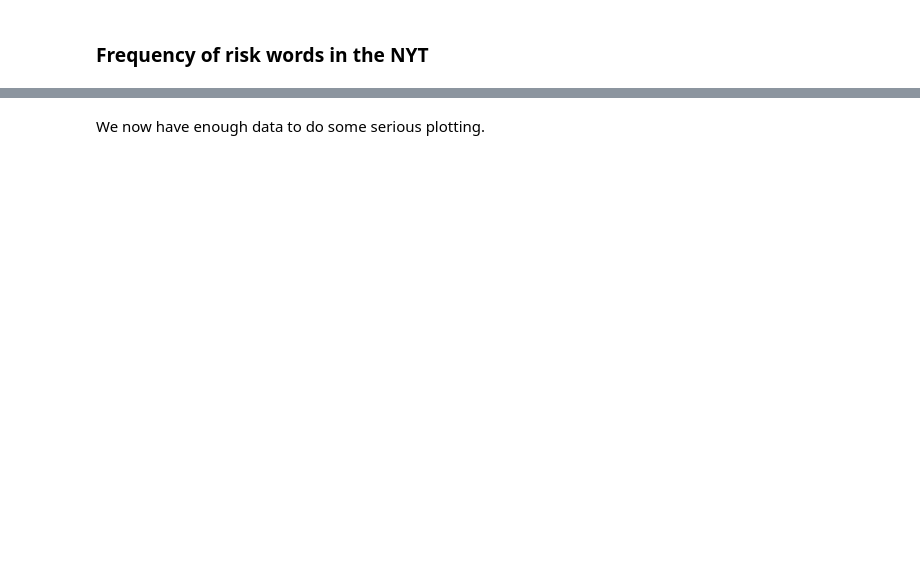
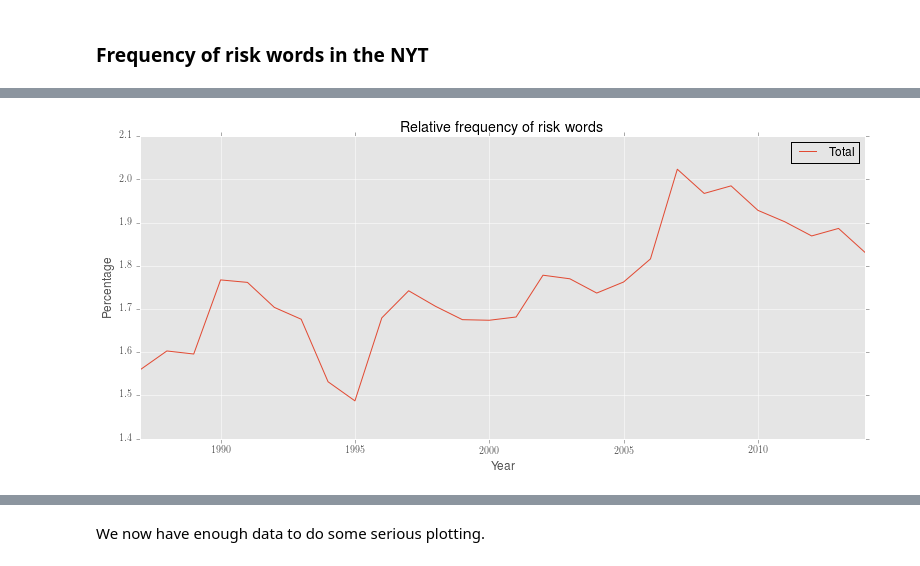
Before and after one commit to interrogator/risk, a Jupyter notebook: risk.ipynb, the cells around one changed output, grey strips where cells are left out. Cells and saved outputs as stored; diff of their text form; code cells hidden in the pictures; blank space fills up the shorter version.

```diff
--- a/risk.ipynb
+++ b/risk.ipynb
@@ -225,0 +191,5 @@ plotter('Relative frequency of risk words', riskwords.totals,
+# %%
+# using Pandas syntax:
+plotter('Relative frequency of risk words', rel_riskwords.totals.drop('1963'))
+# %% [output]
+[figure, added]
```
Also changed, not shown: parts of 305 cells of this notebook, 1 other file.
